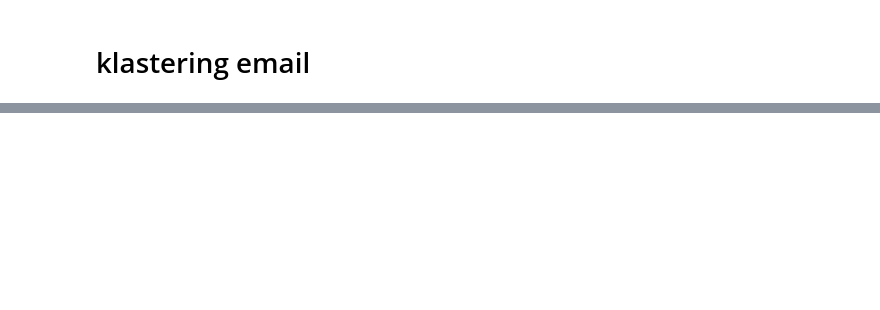
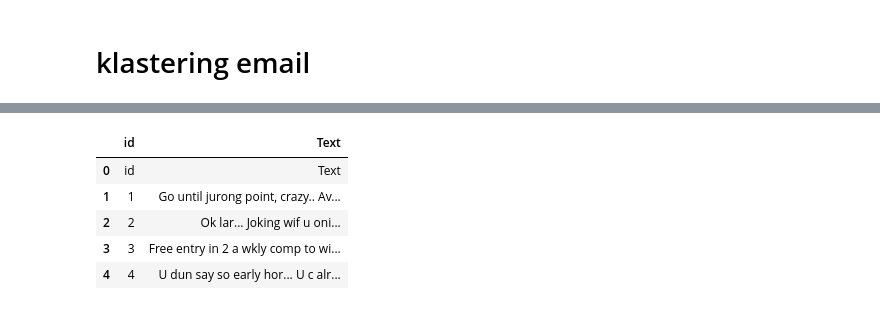
Before and after one commit to IhyaUlumuddin204/PPW, a Jupyter notebook: _sources/kluastering_email.ipynb, the cells around one changed output, grey strips where cells are left out. Saved outputs shown, nothing was run; the diff lists cells and outputs as text; code cells hidden in the pictures; blank space fills up the shorter version.

```diff
--- a/_sources/kluastering_email.ipynb
+++ b/_sources/kluastering_email.ipynb
@@ -2,0 +97,25 @@
+# %%
+df_raw = pd.read_csv(
+    "spam.csv",
+    header=None,
+    encoding="latin1",
+    on_bad_lines="skip"
+)
+
+# ambil hanya dua kolom pertama: id + text
+df = pd.DataFrame({
+    "id": df_raw.iloc[:, 0],
+    "Text": df_raw.iloc[:, 1]
+})
+
+# hapus baris kosong
+df = df.dropna(subset=["Text"])
+
+df.head()
+# %% [output]
+|  | id | Text |
+| 0 | id | Text |
+| 1 | 1 | Go until jurong point, crazy.. Av... |
+| 2 | 2 | Ok lar... Joking wif u oni... |
+| 3 | 3 | Free entry in 2 a wkly comp to wi... |
+| 4 | 4 | U dun say so early hor... U c alr... |
```
Also changed, not shown: parts of 14 cells of this notebook, 4 other files.
